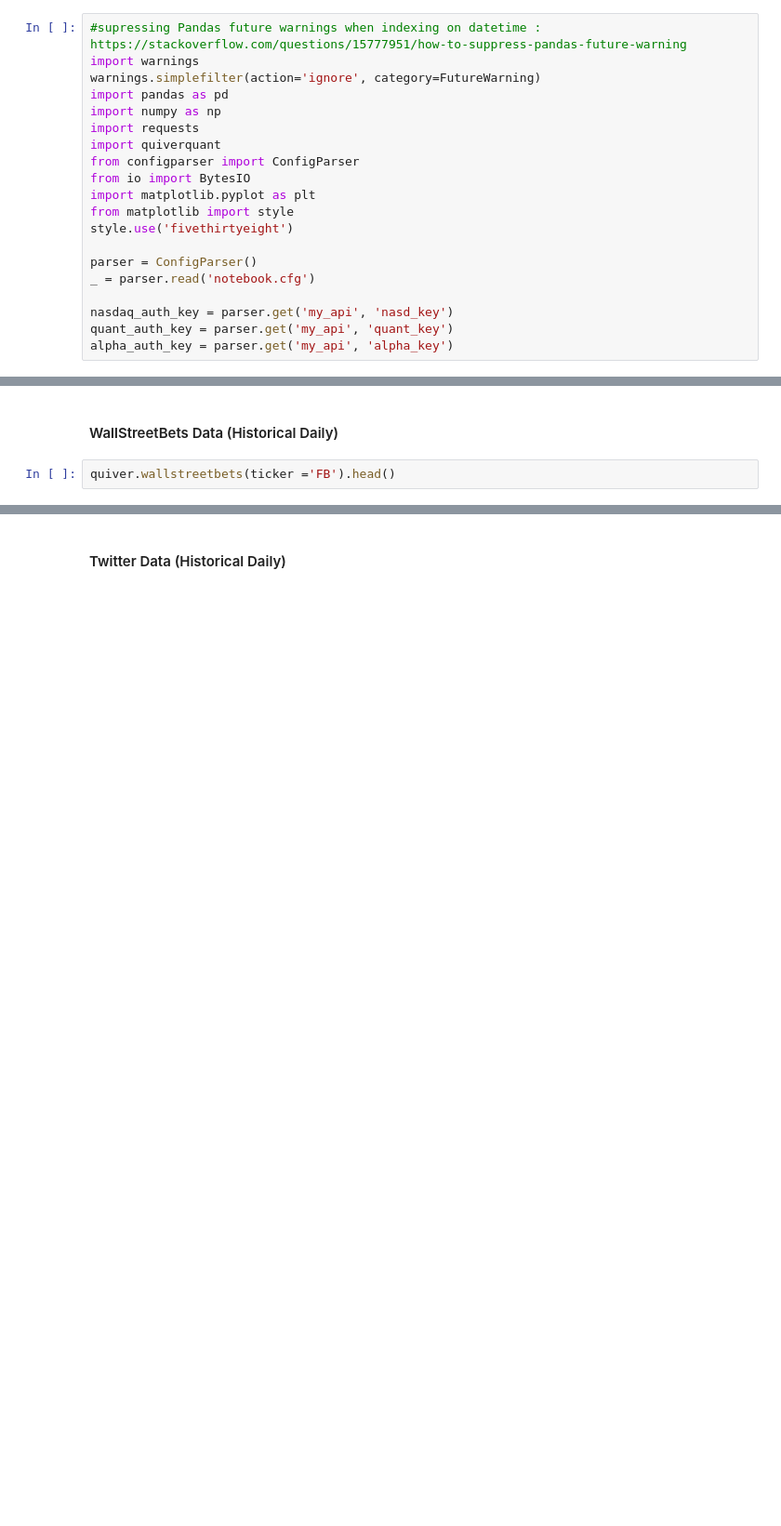
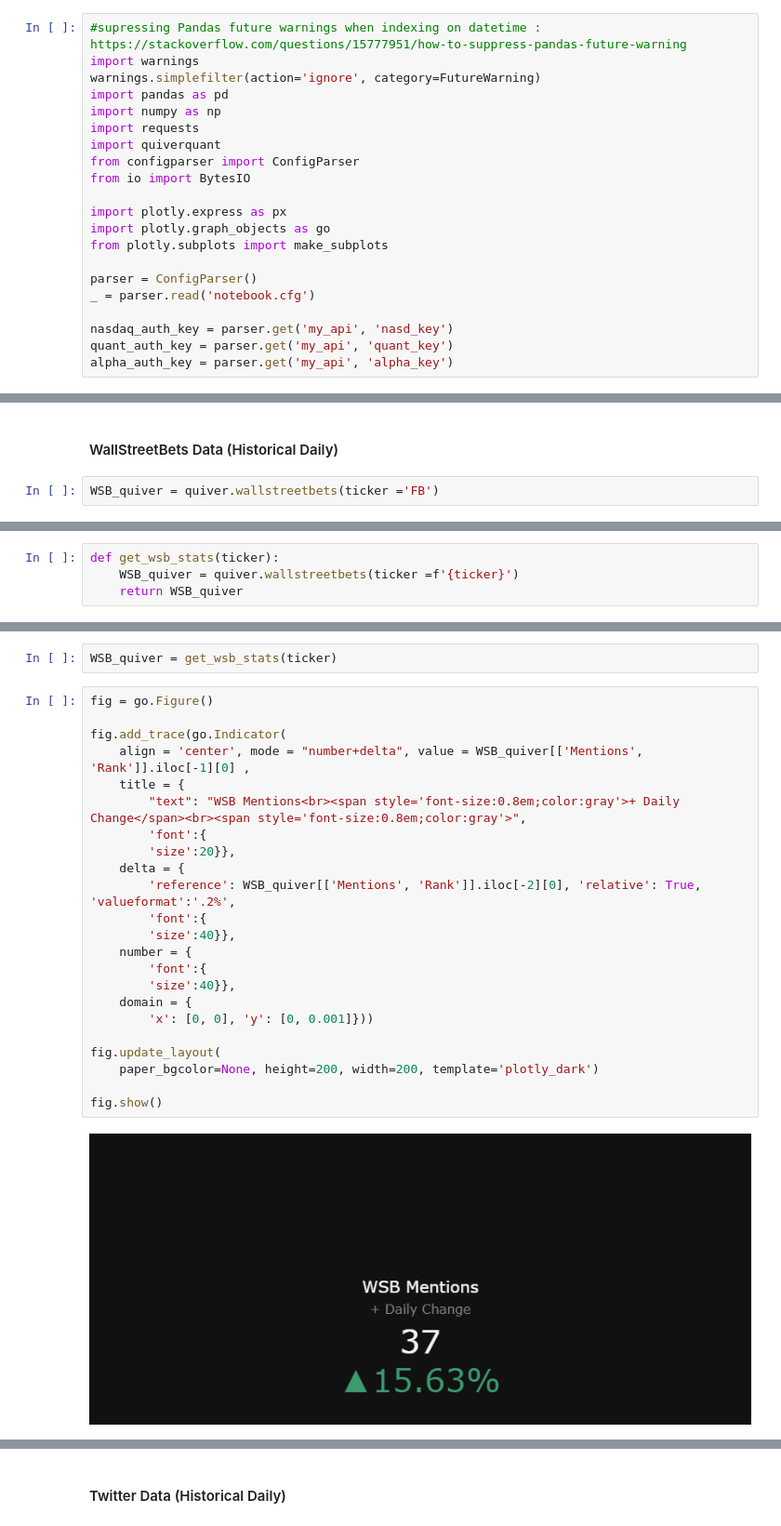
Before and after one commit to brianfrubin/etf-analysis, a Jupyter notebook: QuiverQuant_API.ipynb, the cells around one changed output, grey strips where cells are left out. Shown: that part at 93% size. Drawn from its saved outputs; the diff is of its cells as text; blank space fills up the shorter version.

```diff
--- a/QuiverQuant_API.ipynb
+++ b/QuiverQuant_API.ipynb
@@ -12,9 +12,10 @@ import requests
 import quiverquant
 from configparser import ConfigParser
 from io import BytesIO
-import matplotlib.pyplot as plt
-from matplotlib import style
-style.use('fivethirtyeight')
+
+import plotly.express as px
+import plotly.graph_objects as go
+from plotly.subplots import make_subplots
 
 parser = ConfigParser()
 _ = parser.read('notebook.cfg')
@@ -54,6 +55,6 @@ quiver = quiverquant.quiver(token)
 # %% [markdown]
 #### WallStreetBets Data (Historical Daily)
 # %%
-quiver.wallstreetbets(ticker ='FB').head()
+WSB_quiver = quiver.wallstreetbets(ticker ='FB')
 # %% [output]
 https://api.quiverquant.com/beta/historical/wallstreetbets/FB
@@ -66,0 +107,4 @@ See Full Dataframe in Mito
+# %%
+def get_wsb_stats(ticker):
+    WSB_quiver = quiver.wallstreetbets(ticker =f'{ticker}')
+    return WSB_quiver
@@ -66,0 +113,27 @@ See Full Dataframe in Mito
+# %%
+WSB_quiver = get_wsb_stats(ticker)
+# %%
+fig = go.Figure()
+
+fig.add_trace(go.Indicator(
+    align = 'center', mode = "number+delta", value = WSB_quiver[['Mentions', 'Rank']].iloc[-1][0] ,
+    title = {
+        "text": "WSB Mentions<br><span style='font-size:0.8em;color:gray'>+ Daily Change</span><br><span style='font-size:0.8em;color:gray'>",
+        'font':{
+        'size':20}},
+    delta = {
+        'reference': WSB_quiver[['Mentions', 'Rank']].iloc[-2][0], 'relative': True, 'valueformat':'.2%',
+        'font':{
+        'size':40}},
+    number = {
+        'font':{
+        'size':40}},
+    domain = {
+        'x': [0, 0], 'y': [0, 0.001]}))
+
+fig.update_layout(
+    paper_bgcolor=None, height=200, width=200, template='plotly_dark')
+
+fig.show()
+# %% [output]
+[figure, added]
```
Also changed, not shown: parts of 32 cells of this notebook, 1 other file.
